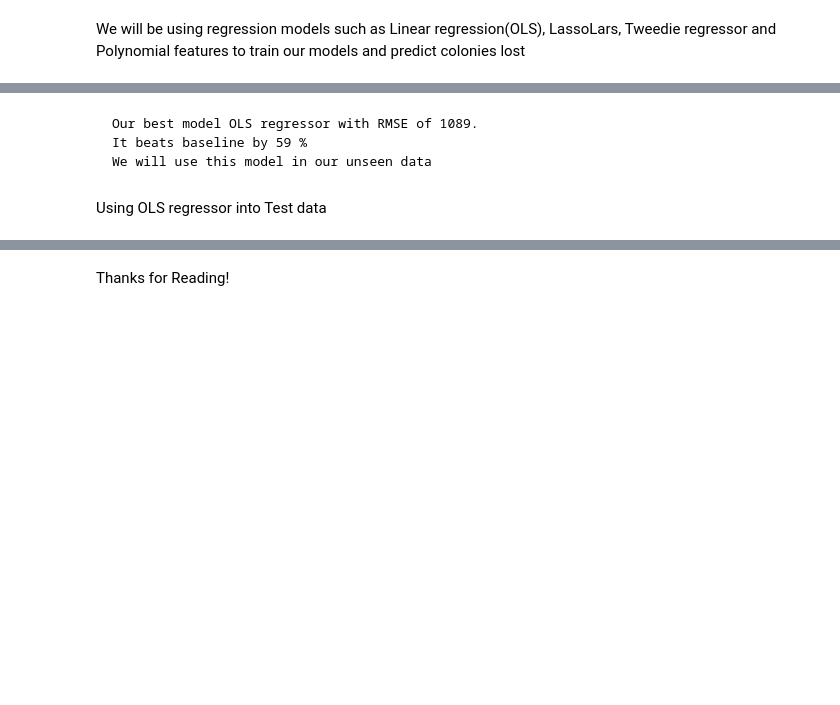
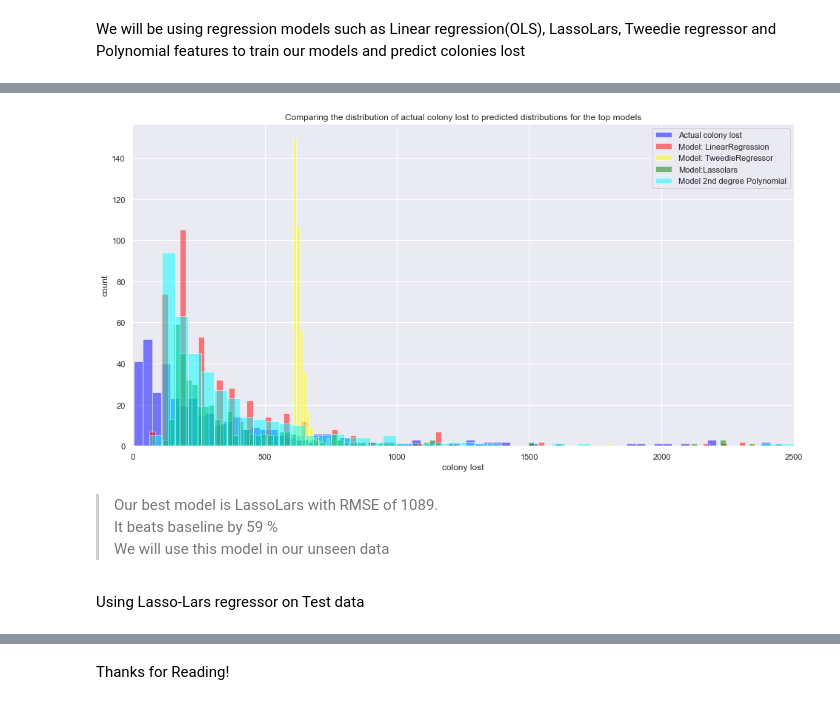
Before and after one commit to Honey-Bee-Roundup-Capstone/Final, a Jupyter notebook: final.ipynb, the cells around one changed output, grey strips where cells are left out. Saved outputs shown, nothing was run; the diff lists cells and outputs as text; code cells hidden in the pictures; blank space fills up the shorter version.

```diff
--- a/final.ipynb
+++ b/final.ipynb
@@ -592,6 +430,10 @@ X_train.head(2)
+# %%
+model_performace(y_validate)
+# %% [output]
+[figure, added]
 # %% [markdown]
-    Our best model OLS regressor with RMSE of 1089.
-    It beats baseline by 59 %
-    We will use this model in our unseen data
+> Our best model is LassoLars with RMSE of 1089.<br>
+> It beats baseline by 59 %<br>
+> We will use this model in our unseen data
 # %% [markdown]
-Using OLS regressor into Test data
+Using Lasso-Lars regressor on Test data
```
Also changed, not shown: parts of 27 cells of this notebook, 1 other file.
